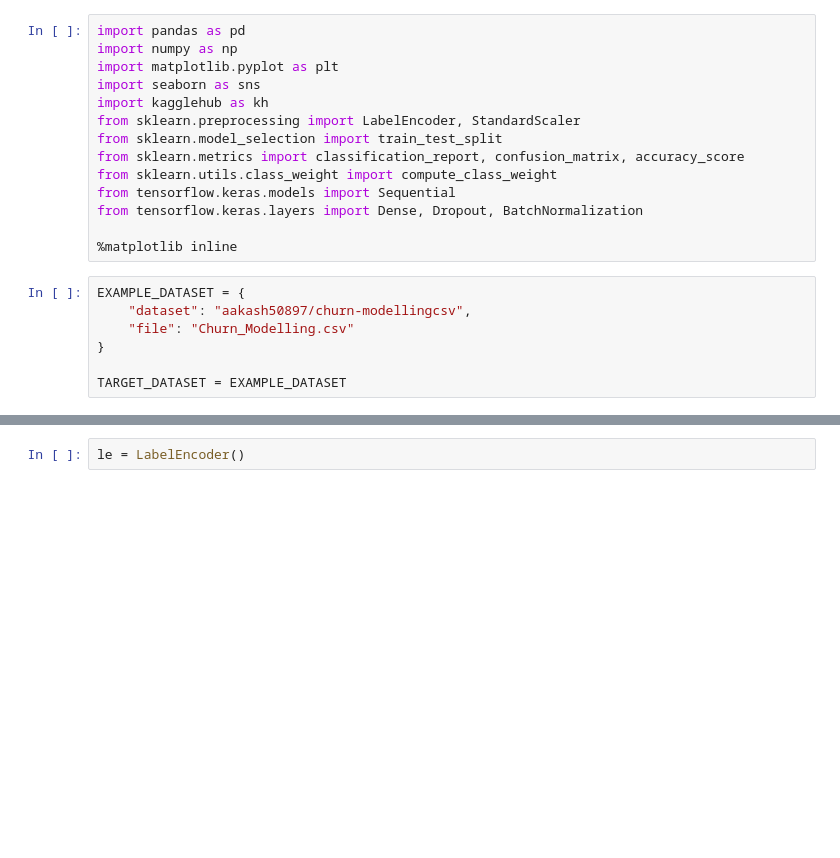
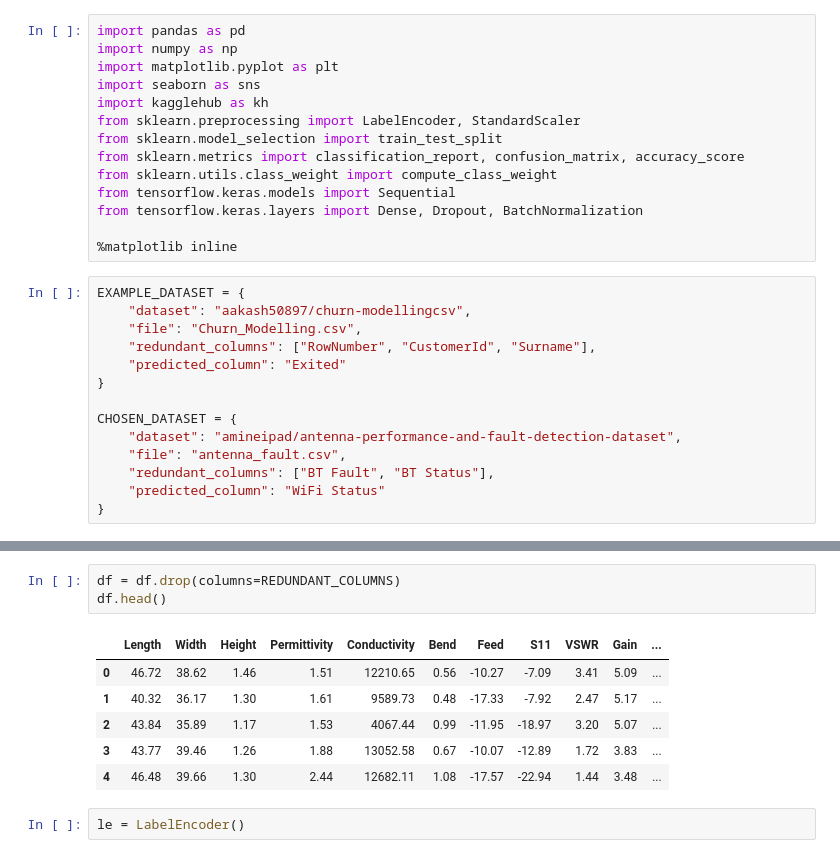
Before and after one commit to muffindud/RNIP, a Jupyter notebook: lab1/main.ipynb, the cells around one changed output, grey strips where cells are left out. Drawn from its saved outputs; the diff is of its cells as text; blank space fills up the shorter version.

```diff
--- a/lab1/main.ipynb
+++ b/lab1/main.ipynb
@@ -15,8 +15,15 @@ from tensorflow.keras.layers import Dense, Dropout, BatchNormalization
 # %%
 EXAMPLE_DATASET = {
     "dataset": "aakash50897/churn-modellingcsv",
-    "file": "Churn_Modelling.csv"
+    "file": "Churn_Modelling.csv",
+    "redundant_columns": ["RowNumber", "CustomerId", "Surname"],
+    "predicted_column": "Exited"
 }
 
-TARGET_DATASET = EXAMPLE_DATASET
+CHOSEN_DATASET = {
+    "dataset": "amineipad/antenna-performance-and-fault-detection-dataset",
+    "file": "antenna_fault.csv",
+    "redundant_columns": ["BT Fault", "BT Status"],
+    "predicted_column": "WiFi Status"
+}
 # %%
@@ -40,3 +84,13 @@ df.head()
+# %%
+df = df.drop(columns=REDUNDANT_COLUMNS)
+df.head()
+# %% [output]
+|  | Length | Width | Height | Permittivity | Conductivity | Bend | Feed | S11 | VSWR | Gain | ... |
+| 0 | 46.72 | 38.62 | 1.46 | 1.51 | 12210.65 | 0.56 | -10.27 | -7.09 | 3.41 | 5.09 | ... |
+| 1 | 40.32 | 36.17 | 1.30 | 1.61 | 9589.73 | 0.48 | -17.33 | -7.92 | 2.47 | 5.17 | ... |
+| 2 | 43.84 | 35.89 | 1.17 | 1.53 | 4067.44 | 0.99 | -11.95 | -18.97 | 3.20 | 5.07 | ... |
+| 3 | 43.77 | 39.46 | 1.26 | 1.88 | 13052.58 | 0.67 | -10.07 | -12.89 | 1.72 | 3.83 | ... |
+| 4 | 46.48 | 39.66 | 1.30 | 2.44 | 12682.11 | 1.08 | -17.57 | -22.94 | 1.44 | 3.48 | ... |
 # %%
 le = LabelEncoder()
 # %%
```
Also changed, not shown: parts of 18 cells of this notebook.
